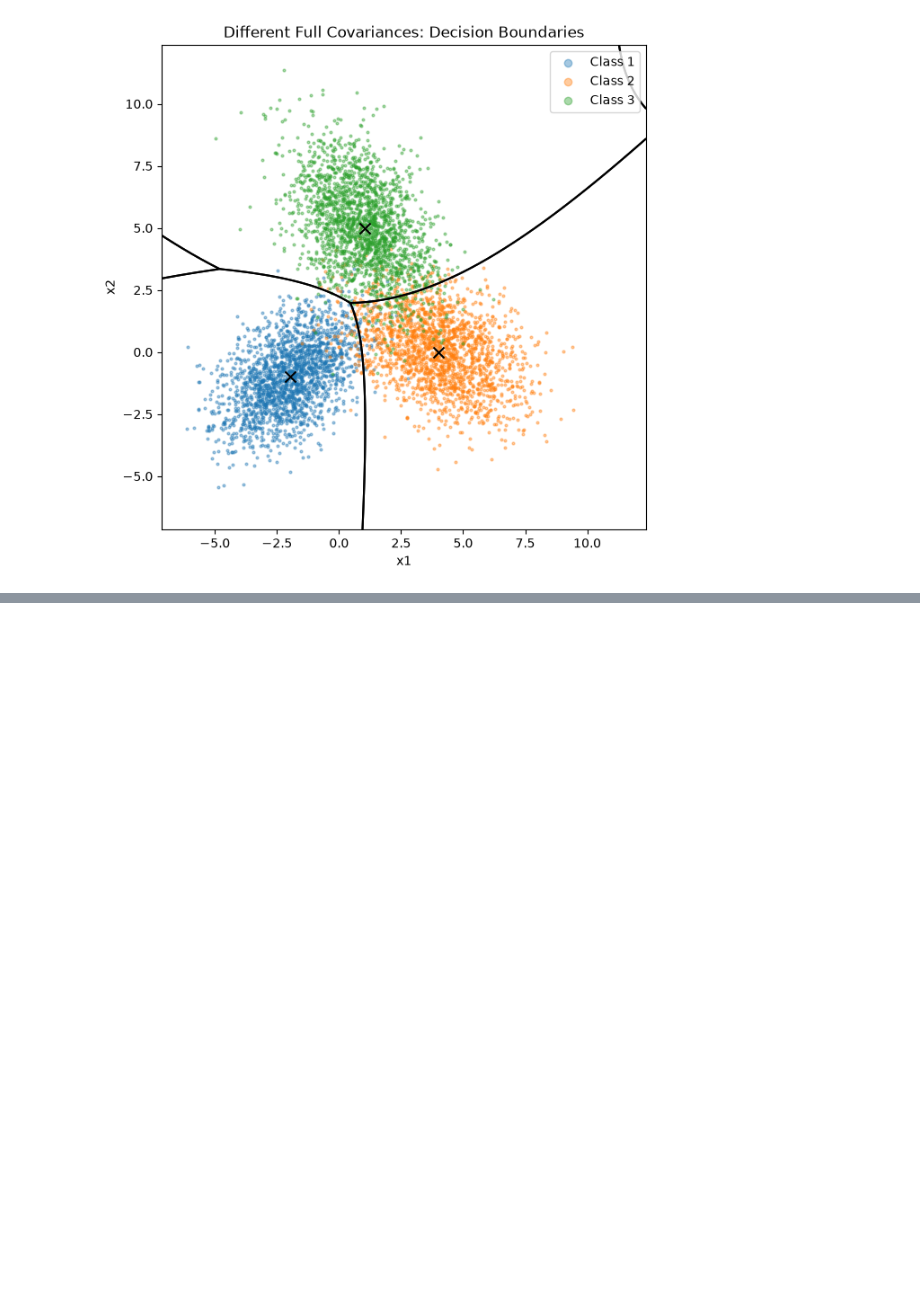
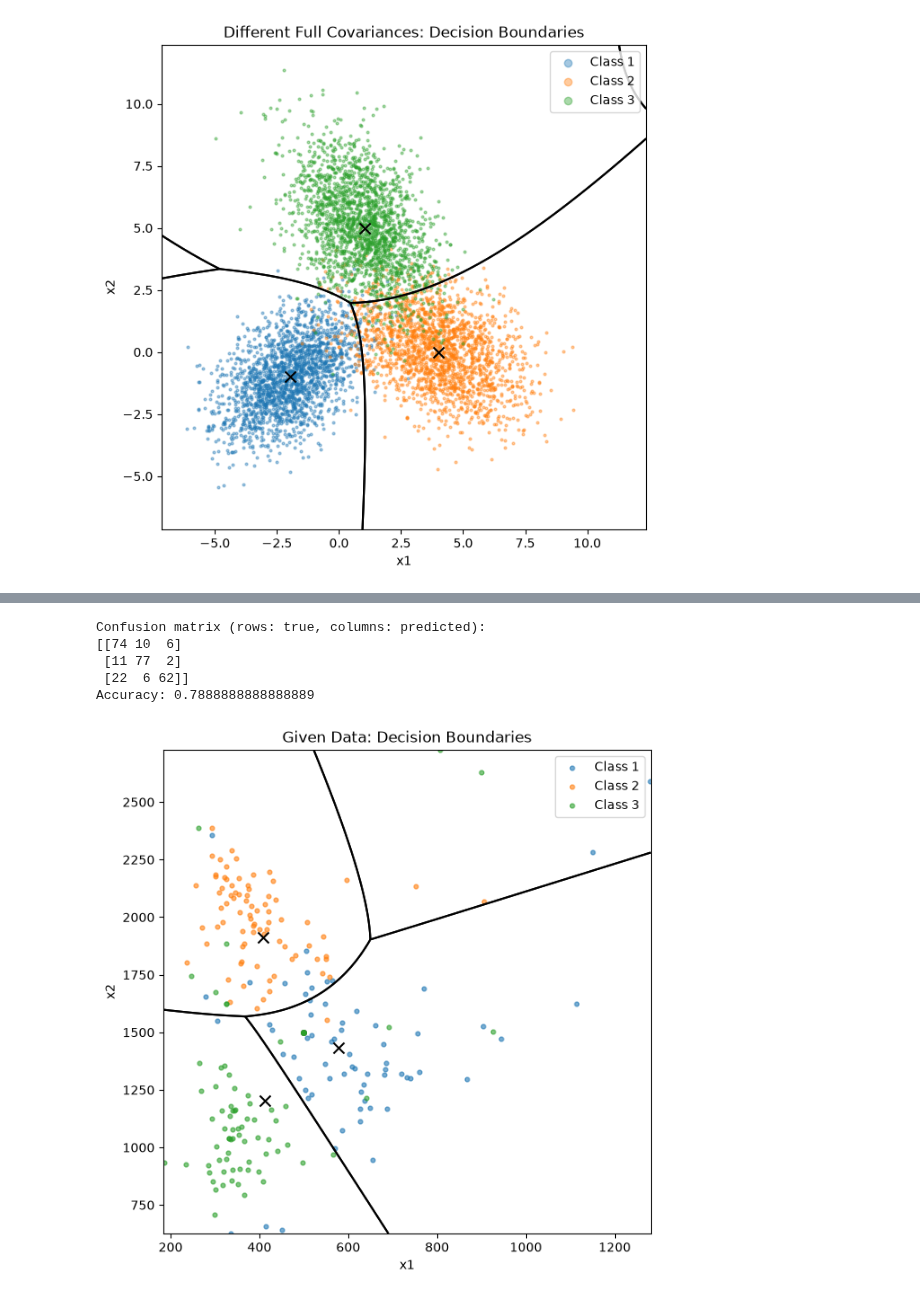
Before and after one commit to karywnl/pattern-recognition, a Jupyter notebook: lab5/lab5.ipynb, the cells around one changed output, grey strips where cells are left out. Saved outputs shown, nothing was run; the diff lists cells and outputs as text; code cells hidden in the pictures; blank space fills up the shorter version.

```diff
--- a/lab5/lab5.ipynb
+++ b/lab5/lab5.ipynb
@@ -782,0 +835,59 @@ plt.show()
+# %%
+# classify the test points with the Gaussian score from Part 1
+real_predictions = []
+for sample in real_test:
+    predictions = []
+    for point in sample:
+        scores = [gaussian_score(point, mu_hat, covariance)
+                  for mu_hat, covariance in zip(real_mean_est, real_cov_est)]
+        predictions.append(np.argmax(scores) + 1)
+    real_predictions.append(np.array(predictions))
+
+real_confusion = np.zeros((3, 3), dtype=int)
+for true_class, predictions in enumerate(real_predictions):
+    for predicted_class in predictions:
+        real_confusion[true_class, predicted_class - 1] += 1
+
+print("Confusion matrix (rows: true, columns: predicted):")
+print(real_confusion)
+print("Accuracy:", np.trace(real_confusion) / real_confusion.sum())
+# %% [output]
+Confusion matrix (rows: true, columns: predicted):
+[[74 10  6]
+ [11 77  2]
+ [22  6 62]]
+Accuracy: 0.7888888888888889
+# %%
+# plot the decision boundaries with the test points
+real_test_points = np.vstack(real_test)
+x_values = np.linspace(real_test_points[:, 0].min() - 1,
+                       real_test_points[:, 0].max() + 1, 300)
+y_values = np.linspace(real_test_points[:, 1].min() - 1,
+                       real_test_points[:, 1].max() + 1, 300)
+x_grid, y_grid = np.meshgrid(x_values, y_values)
+grid_scores = np.zeros((3, *x_grid.shape))
+for i in range(x_grid.shape[0]):
+    for j in range(x_grid.shape[1]):
+        point = np.array([x_grid[i, j], y_grid[i, j]])
+        grid_scores[:, i, j] = [gaussian_score(point, mu_hat, covariance)
+                                for mu_hat, covariance in zip(real_mean_est, real_cov_est)]
+
+class_colors = ["tab:blue", "tab:orange", "tab:green"]
+plt.figure(figsize=(7, 7))
+for k, sample in enumerate(real_test):
+    plt.scatter(sample[:, 0], sample[:, 1], s=12, alpha=0.6,
+                color=class_colors[k], label=f"Class {k + 1}")
+for k in range(3):
+    other_scores = np.max(np.delete(grid_scores, k, axis=0), axis=0)
+    plt.contour(x_grid, y_grid, grid_scores[k] - other_scores,
+                levels=[0], colors="black")
+for mu_hat in real_mean_est:
+    plt.scatter(mu_hat[0], mu_hat[1], marker="x", s=75, color="black")
+plt.xlabel("x1")
+plt.ylabel("x2")
+plt.title("Given Data: Decision Boundaries")
+plt.legend()
+plt.savefig("../docs/lab5/submissions/figures/given_data_boundary.png", dpi=150)
+plt.show()
+# %% [output]
+[figure, added]
```
Also changed, not shown: parts of 3 cells of this notebook, 5 other files.
